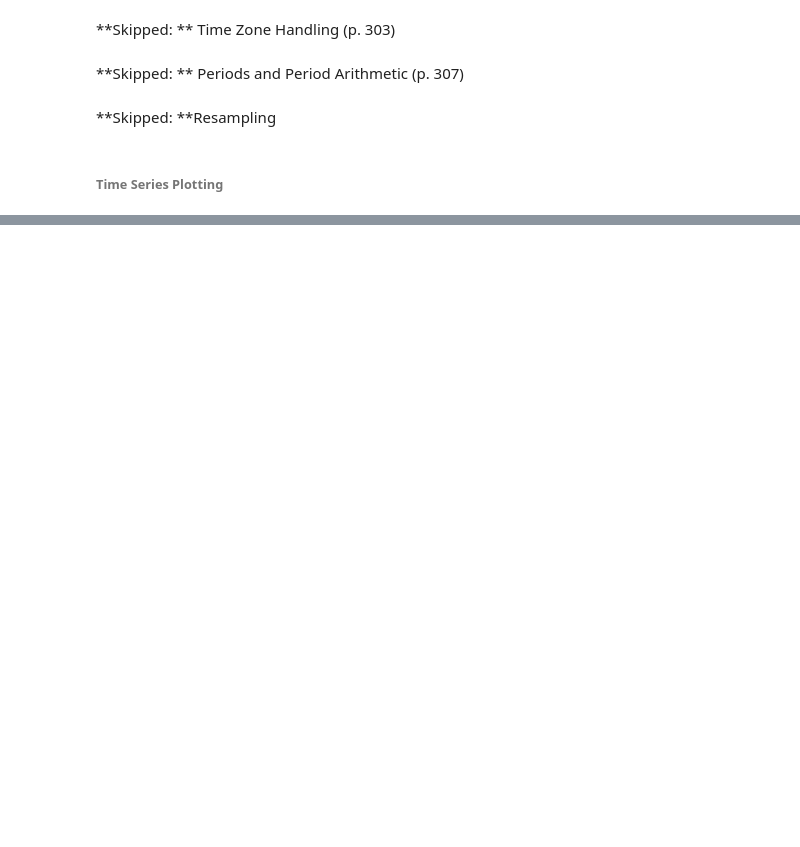
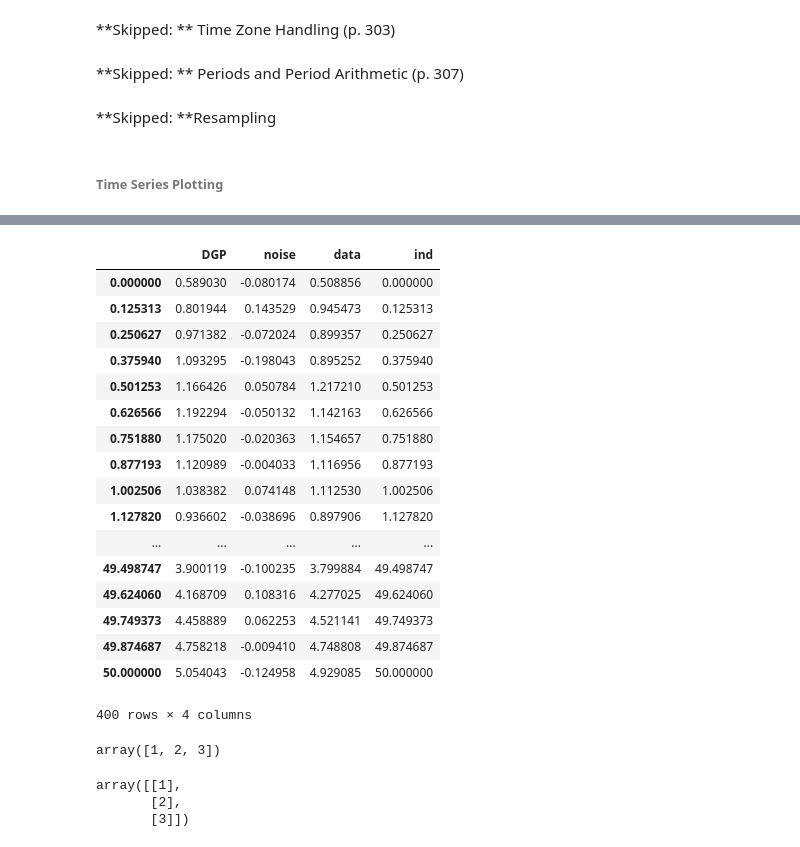
Before and after one commit to pvarsh/applied_data_science, a Jupyter notebook: bikeshare/code/pandas_time_series.ipynb, the cells around one changed output, grey strips where cells are left out. Saved outputs shown, nothing was run; the diff lists cells and outputs as text; code cells hidden in the pictures; blank space fills up the shorter version.

```diff
--- a/bikeshare/code/pandas_time_series.ipynb
+++ b/bikeshare/code/pandas_time_series.ipynb
@@ -236,0 +291,21 @@ Freq: M, dtype: float64
+# %%
+ts
+# %% [output]
+|  | DGP | noise | data | ind |
+| 0.000000 | 0.589030 | -0.080174 | 0.508856 | 0.000000 |
+| 0.125313 | 0.801944 | 0.143529 | 0.945473 | 0.125313 |
+| 0.250627 | 0.971382 | -0.072024 | 0.899357 | 0.250627 |
+| 0.375940 | 1.093295 | -0.198043 | 0.895252 | 0.375940 |
+| 0.501253 | 1.166426 | 0.050784 | 1.217210 | 0.501253 |
+| 0.626566 | 1.192294 | -0.050132 | 1.142163 | 0.626566 |
+| 0.751880 | 1.175020 | -0.020363 | 1.154657 | 0.751880 |
+| 0.877193 | 1.120989 | -0.004033 | 1.116956 | 0.877193 |
+| 1.002506 | 1.038382 | 0.074148 | 1.112530 | 1.002506 |
+| 1.127820 | 0.936602 | -0.038696 | 0.897906 | 1.127820 |
+| ... | ... | ... | ... | ... |
+| 49.498747 | 3.900119 | -0.100235 | 3.799884 | 49.498747 |
+| 49.624060 | 4.168709 | 0.108316 | 4.277025 | 49.624060 |
+| 49.749373 | 4.458889 | 0.062253 | 4.521141 | 49.749373 |
+| 49.874687 | 4.758218 | -0.009410 | 4.748808 | 49.874687 |
+| 50.000000 | 5.054043 | -0.124958 | 4.929085 | 50.000000 |
+400 rows × 4 columns
@@ -236,0 +314,10 @@ Freq: M, dtype: float64
+# %%
+np.ravel(a)
+# %% [output]
+array([1, 2, 3])
+# %%
+a
+# %% [output]
+array([[1],
+       [2],
+       [3]])
```
Also changed, not shown: parts of 17 cells of this notebook.
